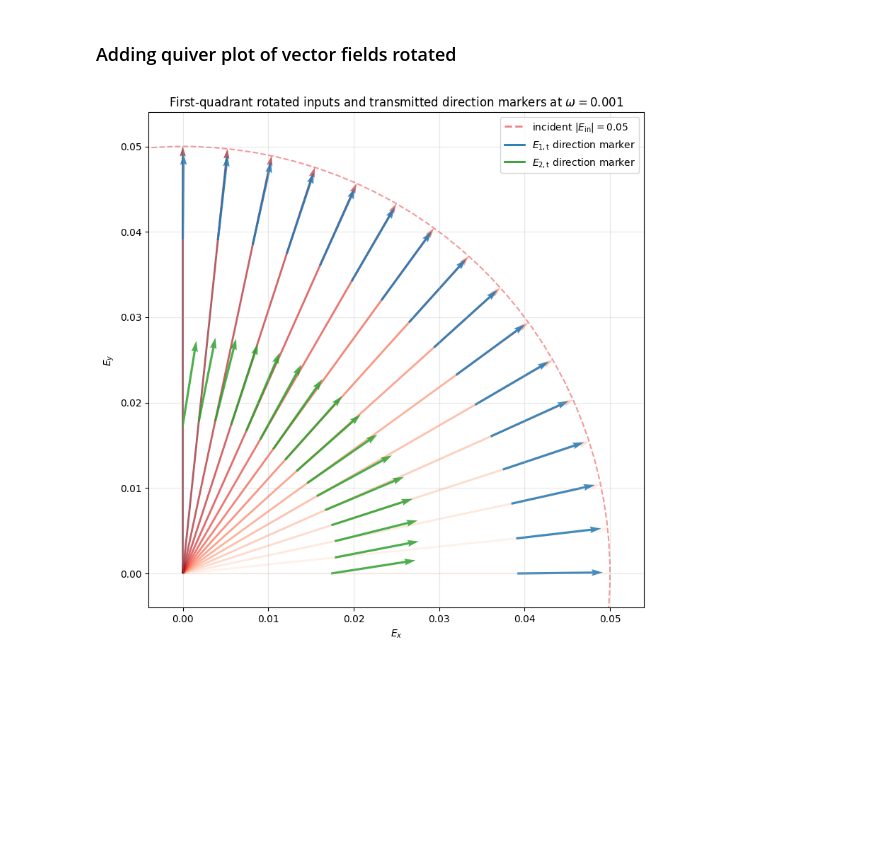
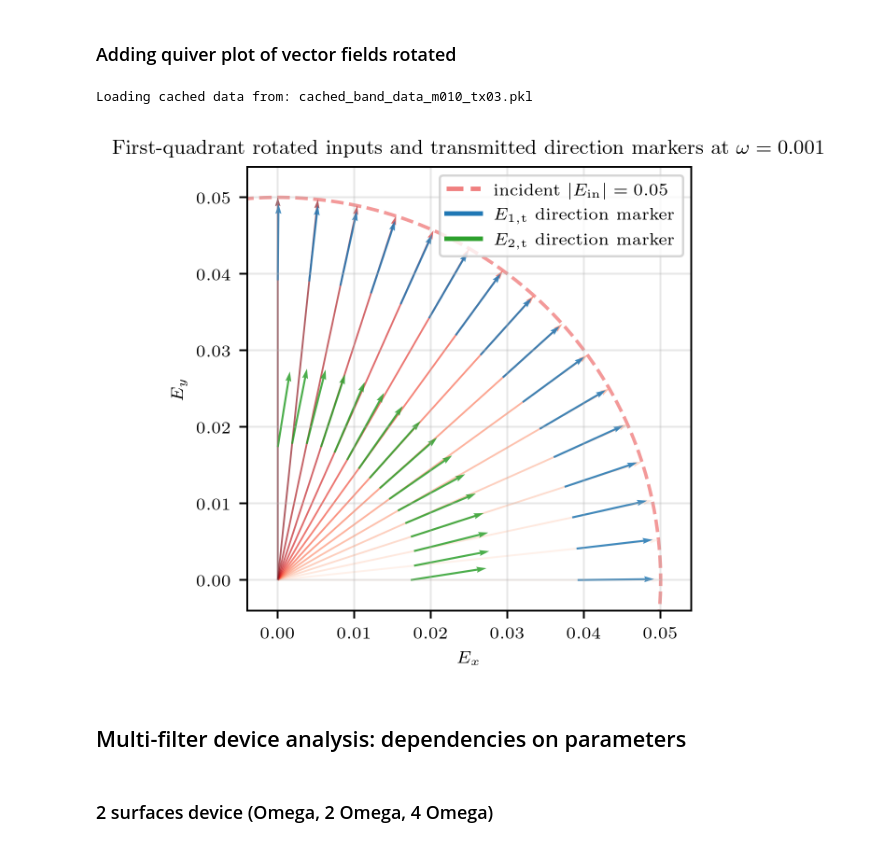
Before and after one commit to OlesMatsyshyn/Quantum-Material-Enhanced-Learning, a Jupyter notebook: Conductivities_with_filter_plotting.ipynb, the cells around one changed output. Drawn from its saved outputs; the diff is of its cells as text; code cells hidden in the pictures; blank space fills up the shorter version.

Commit message:
added code for some amplitude and direction plots

```diff
--- a/Conductivities_with_filter_plotting.ipynb
+++ b/Conductivities_with_filter_plotting.ipynb
@@ -737,15 +839,39 @@ plt.show()
 ### Adding quiver plot of vector fields rotated
 # %%
 # Quiver plot for a fixed incident-field magnitude rotated through first-quadrant directions.
-quiver_omega = params.omega
+import numpy as np
+import matplotlib.pyplot as plt
+import graphene_conductance_helpers as gh
+
+params_quiver = gh.ModelParams(
+    nkx=301,
+    nky=301,
+    tx=0.6,
+    ty=0.6,
+    v=1.0,
+    m=0.10,
+    mu=0.5,
+    T=0.01,
+    gamma=0.01,
+    omega=1e-3,
+    force_recompute=False,
+    cache_file='cached_band_data_m010_tx03.pkl',
+)
+
+data_quiver = gh.build_band_data(params_quiver)
+
+quiver_omega = params_quiver.omega
 vectors_per_quarter = 15
 angles = np.linspace(0.0, 0.5 * np.pi, vectors_per_quarter + 1)
 input_radius = 0.05
 output_arrow_length = 0.01
+scaler_1surf = 0.09170123610074787
+E_scale_quiver = 1e9
+a_g_quiver = 1e-9
 
-sig1_quiver = scaler * sigma1(1, data, omega=quiver_omega)
-sig12_quiver = scaler * sigma1(2, data, omega=2.0 * quiver_omega)
-sig2_quiver = scaler * sigma2(data, omega=quiver_omega)
+sig1_quiver = scaler_1surf * gh.sigma1(1, data_quiver, omega=quiver_omega)
+sig12_quiver = scaler_1surf * gh.sigma1(2, data_quiver, omega=2.0 * quiver_omega)
+sig2_quiver = scaler_1surf * gh.sigma2(data_quiver, omega=quiver_omega)
 
 E_in_x = input_radius * np.cos(angles)
 E_in_y = input_radius * np.sin(angles)
@@ -761,14 +887,14 @@ E2_dir_y = []
 
 for theta in angles:
     nE_rot = (np.cos(theta), np.sin(theta))
-    result_quiver = transmitted_harmonics(
+    result_quiver = gh.transmitted_harmonics(
         sig1_omega=sig1_quiver,
         sig1_2omega=sig12_quiver,
         sig2_omegaomega=sig2_quiver,
-        E0_Vm=input_radius * E_scale_plot,
+        E0_Vm=input_radius * E_scale_quiver,
         nE=nE_rot,
-        E_scale=E_scale_plot,
-        a_g=a_g_plot,
+        E_scale=E_scale_quiver,
+        a_g=a_g_quiver,
         return_physical=False,
     )
 
@@ -799,7 +925,7 @@ E2_origin_y = np.array(E2_origin_y)
 E2_dir_x = np.array(E2_dir_x)
 E2_dir_y = np.array(E2_dir_y)
 
-fig, ax = plt.subplots(figsize=(3.45, 3.45))
+fig, ax = plt.subplots(figsize=(3.45, 3.45), dpi=350)
 fs = 7.5
 plt.rcParams.update({
     'font.size': fs,
@@ -851,32 +977,37 @@ ax.quiver(
     width=0.0045,
     alpha=0.85,
 )
 
 legend_handles = [
     plt.Line2D([0], [0], color="lightcoral", lw=2, ls="--", label=r"incident $|E_\mathrm{in}|=0.05$"),
     plt.Line2D([0], [0], color="tab:blue", lw=2, label=r"$E_{1,\mathrm{t}}$ direction marker"),
     plt.Line2D([0], [0], color="tab:green", lw=2, label=r"$E_{2,\mathrm{t}}$ direction marker"),
 ]
 ax.legend(handles=legend_handles, loc="upper right")
 
 max_extent = max(
     input_radius,
     np.max(E1_origin_x + E1_dir_x),
     np.max(E1_origin_y + E1_dir_y),
     np.max(E2_origin_x + E2_dir_x),
     np.max(E2_origin_y + E2_dir_y),
 )
 pad = 0.08 * max_extent
 ax.set_xlim(-pad, max_extent + pad)
 ax.set_ylim(-pad, max_extent + pad)
 ax.set_aspect("equal")
 ax.grid(True, alpha=0.3)
 ax.set_xlabel(r"$E_x$")
 ax.set_ylabel(r"$E_y$")
 ax.set_title(r"First-quadrant rotated inputs and transmitted direction markers at $\omega=" + f"{quiver_omega:.3g}" + r"$")
 
 plt.tight_layout()
-plt.savefig()
+plt.savefig('quiver_plot_transmitted_directions_single_surface_test.pdf')
 plt.show()
 # %% [output]
+Loading cached data from: cached_band_data_m010_tx03.pkl
-[figure, old version]
+[figure, new version]
+# %% [markdown]
+## Multi-filter device analysis: dependencies on parameters
+# %% [markdown]
+### 2 surfaces device (Omega, 2 Omega, 4 Omega)
```
Also changed, not shown: parts of 7 cells of this notebook, 3 other files.
